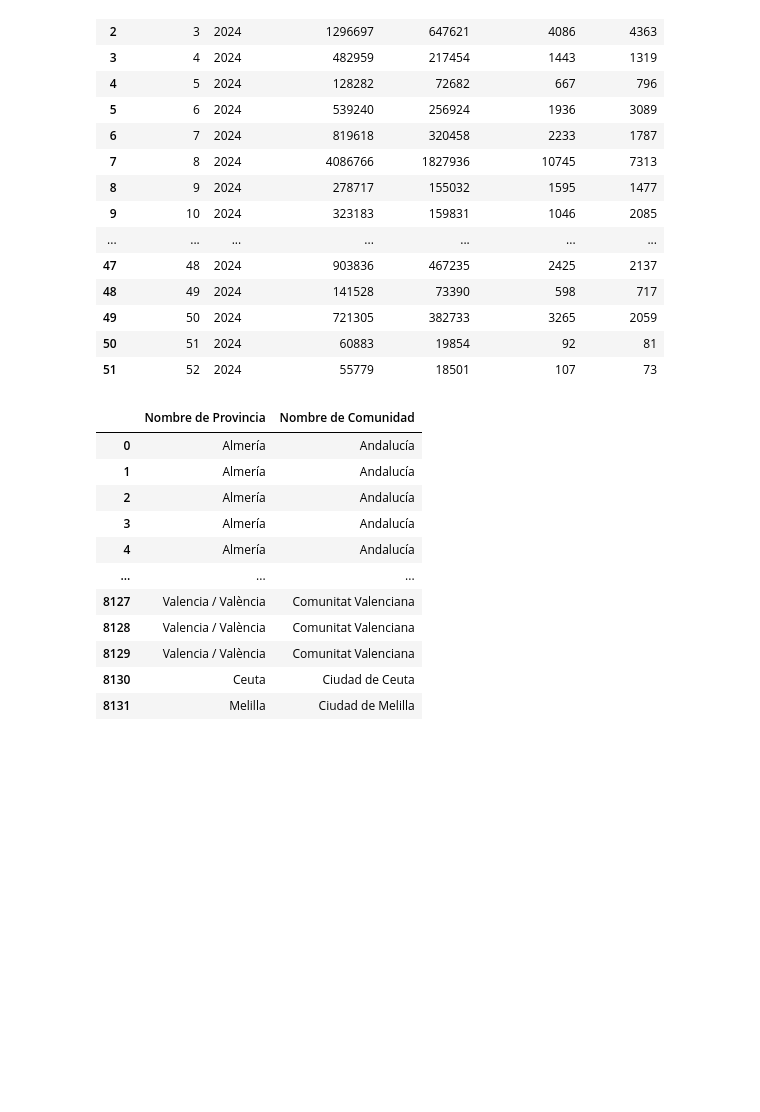
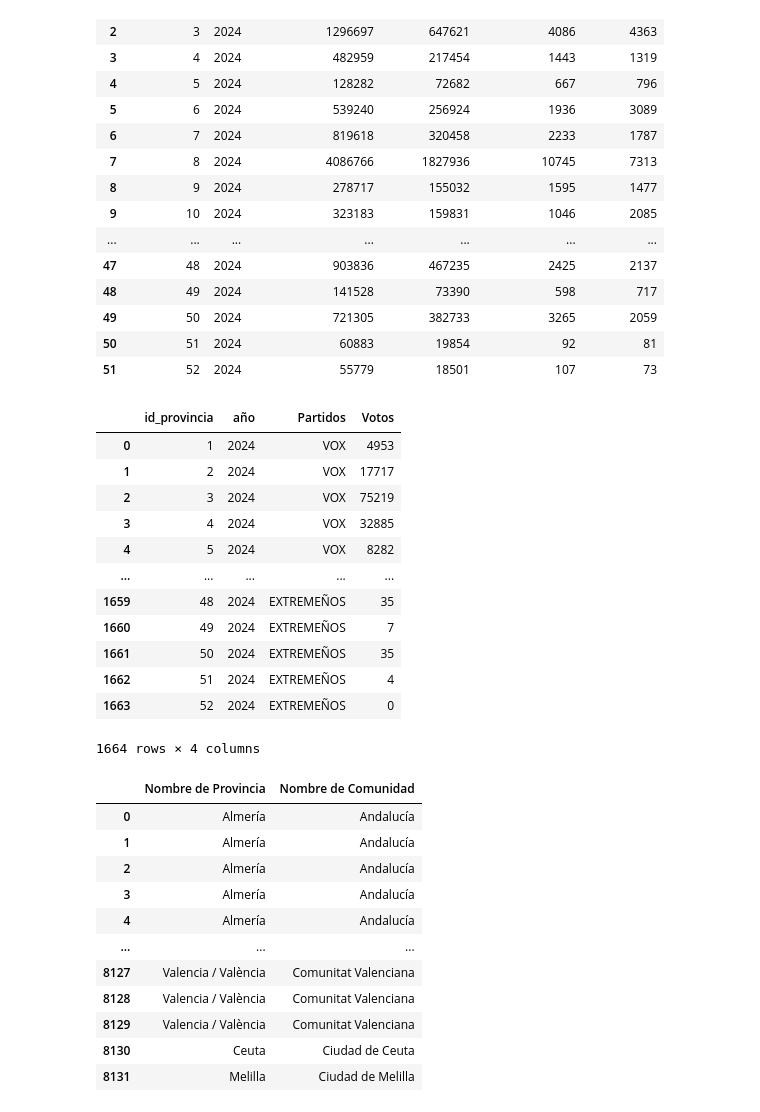
Before and after one commit to UnaiFam/PROYECTO-EUROPA, a Jupyter notebook: pruebas de csv a nacional.ipynb, the cells around one changed output. Saved outputs shown, nothing was run; the diff lists cells and outputs as text; code cells hidden in the pictures; blank space fills up the shorter version.

```diff
--- a/pruebas de csv a nacional.ipynb
+++ b/pruebas de csv a nacional.ipynb
@@ -589,6 +578,23 @@ df2024_votos_totales
 | 49 | 50 | 2024 | 721305 | 382733 | 3265 | 2059 |
 | 50 | 51 | 2024 | 60883 | 19854 | 92 | 81 |
 | 51 | 52 | 2024 | 55779 | 18501 | 107 | 73 |
+# %%
+votos_2024 = pd.melt(df2024_agrupado, id_vars= ["id_provincia", "año"], value_vars=df2024_agrupado.iloc[:,7:-1], var_name= "Partidos", value_name="Votos")
+votos_2024
+# %% [output]
+|  | id_provincia | año | Partidos | Votos |
+| 0 | 1 | 2024 | VOX | 4953 |
+| 1 | 2 | 2024 | VOX | 17717 |
+| 2 | 3 | 2024 | VOX | 75219 |
+| 3 | 4 | 2024 | VOX | 32885 |
+| 4 | 5 | 2024 | VOX | 8282 |
+| ... | ... | ... | ... | ... |
+| 1659 | 48 | 2024 | EXTREMEÑOS | 35 |
+| 1660 | 49 | 2024 | EXTREMEÑOS | 7 |
+| 1661 | 50 | 2024 | EXTREMEÑOS | 35 |
+| 1662 | 51 | 2024 | EXTREMEÑOS | 4 |
+| 1663 | 52 | 2024 | EXTREMEÑOS | 0 |
+1664 rows × 4 columns
 # %%
 Tabla_relacion=df2024[["Nombre de Provincia","Nombre de Comunidad"]]
 dict_provincia = {
```
Also changed, not shown: parts of 5 cells of this notebook.
